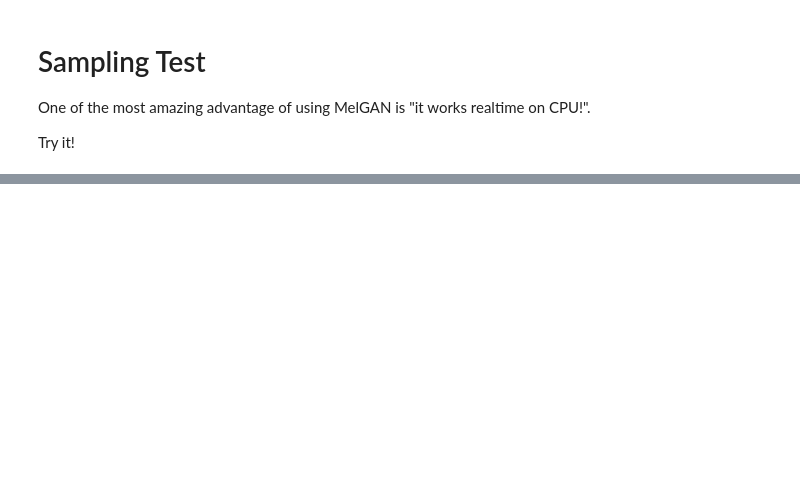
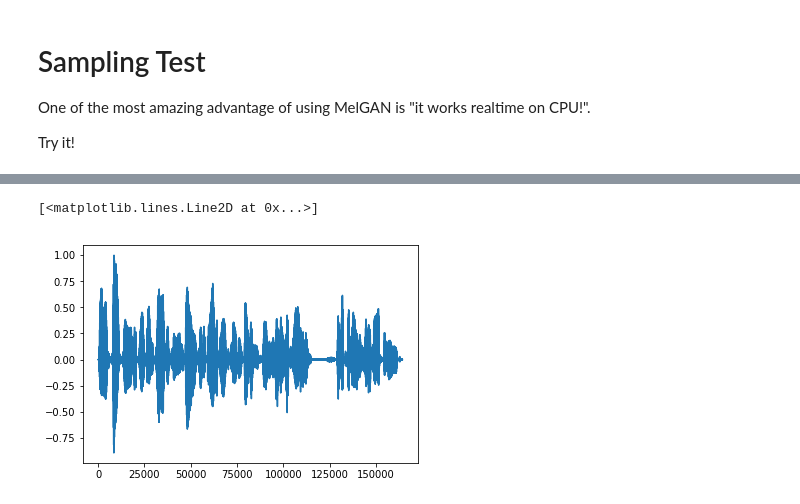
Before and after one commit to jaywalnut310/MelGAN-Pytorch, a Jupyter notebook: Sample Test.ipynb, the cells around one changed output, grey strips where cells are left out. Drawn from its saved outputs; the diff is of its cells as text; code cells hidden in the pictures; blank space fills up the shorter version.

```diff
--- a/Sample Test.ipynb
+++ b/Sample Test.ipynb
@@ -67,0 +90,5 @@ ipd.Audio(x_hat.cpu().detach().numpy().reshape(-1), rate=22050)
+# %%
+plt.plot(x.cpu().detach().numpy().reshape(-1))
+# %% [output]
+[<matplotlib.lines.Line2D at 0x...>]
+[figure, added]
```
Also changed, not shown: parts of 6 cells of this notebook.
